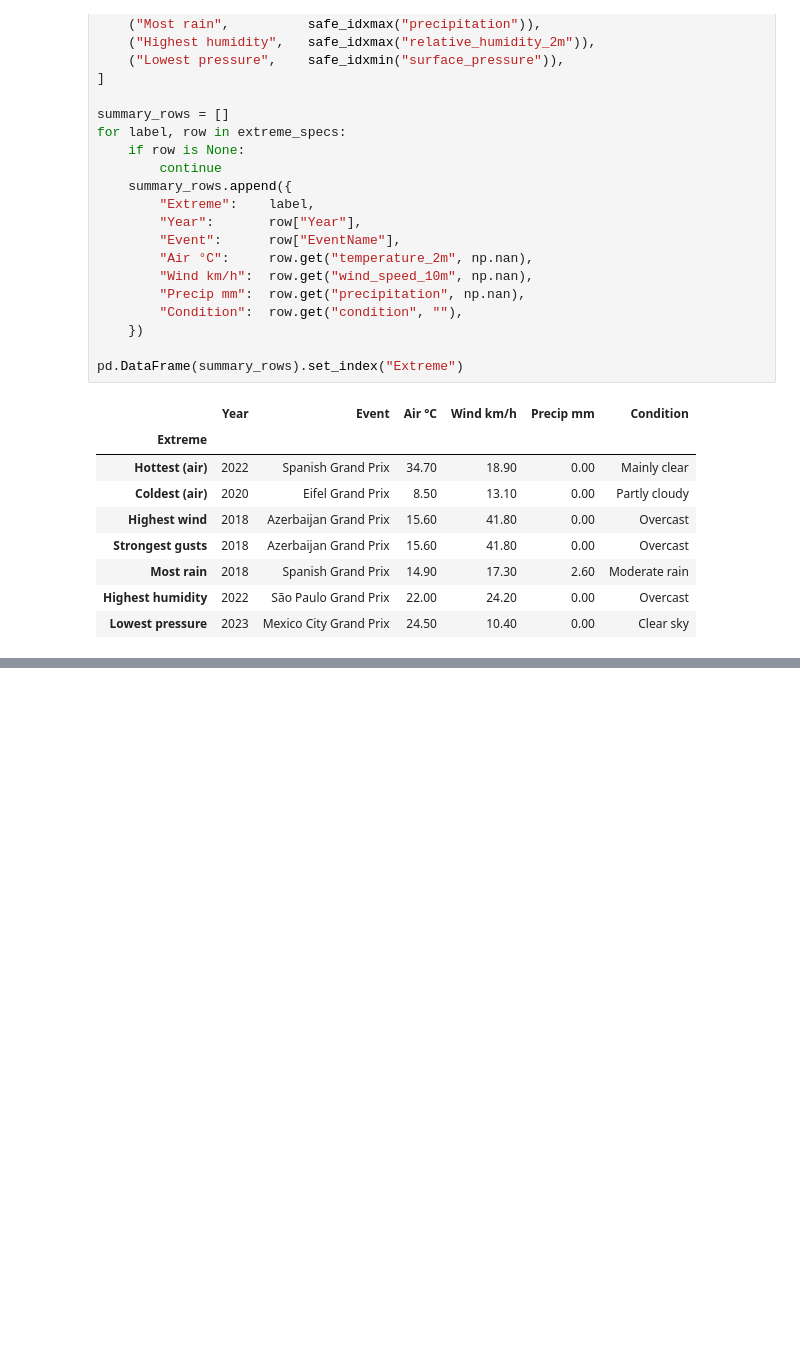
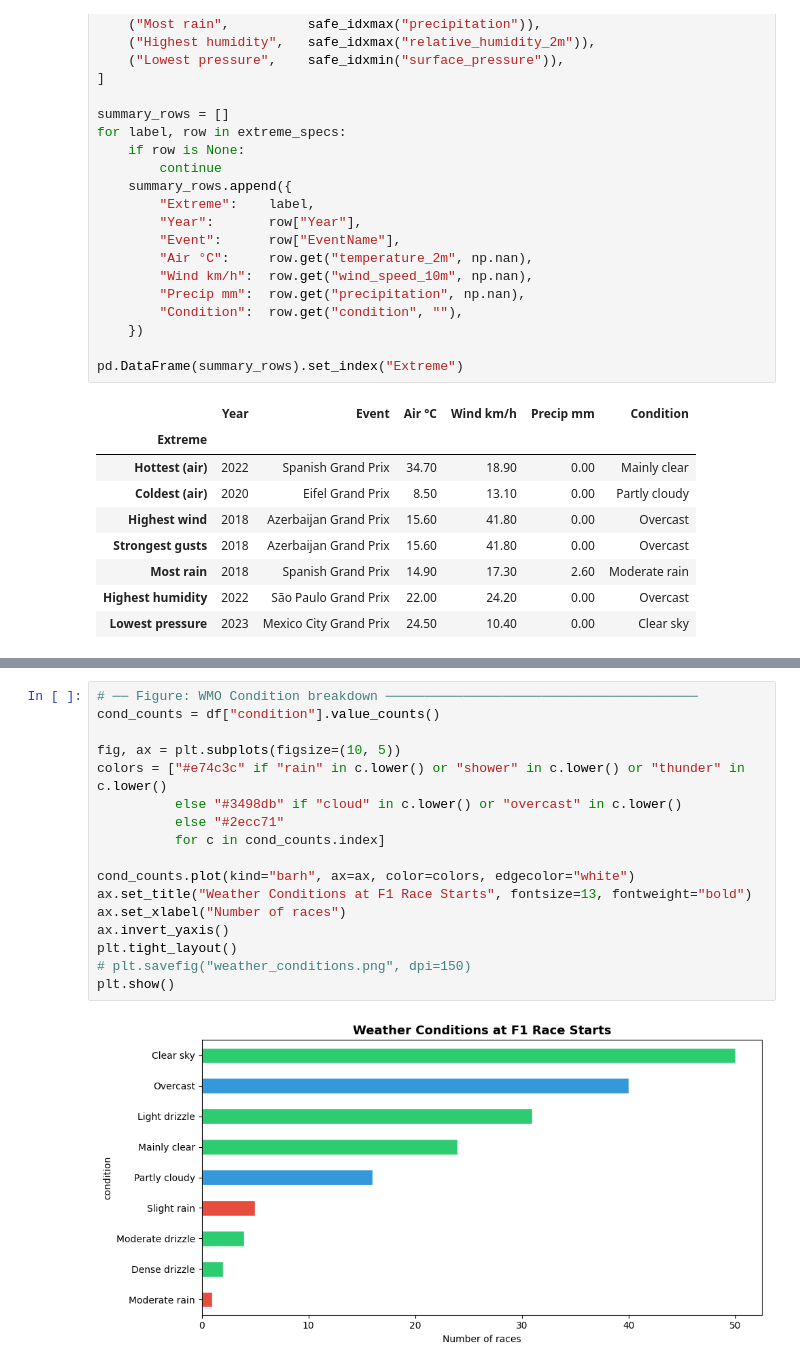
Before and after one commit to CodyRB24/mads-f1-analysis, a Jupyter notebook: notebooks/f1_weather.ipynb, the cells around one changed output, grey strips where cells are left out. Saved outputs shown, nothing was run; the diff lists cells and outputs as text; blank space fills up the shorter version.

```diff
--- a/notebooks/f1_weather.ipynb
+++ b/notebooks/f1_weather.ipynb
@@ -307,0 +349,19 @@ pd.DataFrame(summary_rows).set_index("Extreme")
+# %%
+# ── Figure: WMO Condition breakdown ────────────────────────────────────────
+cond_counts = df["condition"].value_counts()
+
+fig, ax = plt.subplots(figsize=(10, 5))
+colors = ["#e74c3c" if "rain" in c.lower() or "shower" in c.lower() or "thunder" in c.lower()
+          else "#3498db" if "cloud" in c.lower() or "overcast" in c.lower()
+          else "#2ecc71"
+          for c in cond_counts.index]
+
+cond_counts.plot(kind="barh", ax=ax, color=colors, edgecolor="white")
+ax.set_title("Weather Conditions at F1 Race Starts", fontsize=13, fontweight="bold")
+ax.set_xlabel("Number of races")
+ax.invert_yaxis()
+plt.tight_layout()
+# plt.savefig("weather_conditions.png", dpi=150)
+plt.show()
+# %% [output]
+[figure, added]
```
Also changed, not shown: parts of 2 cells of this notebook.
